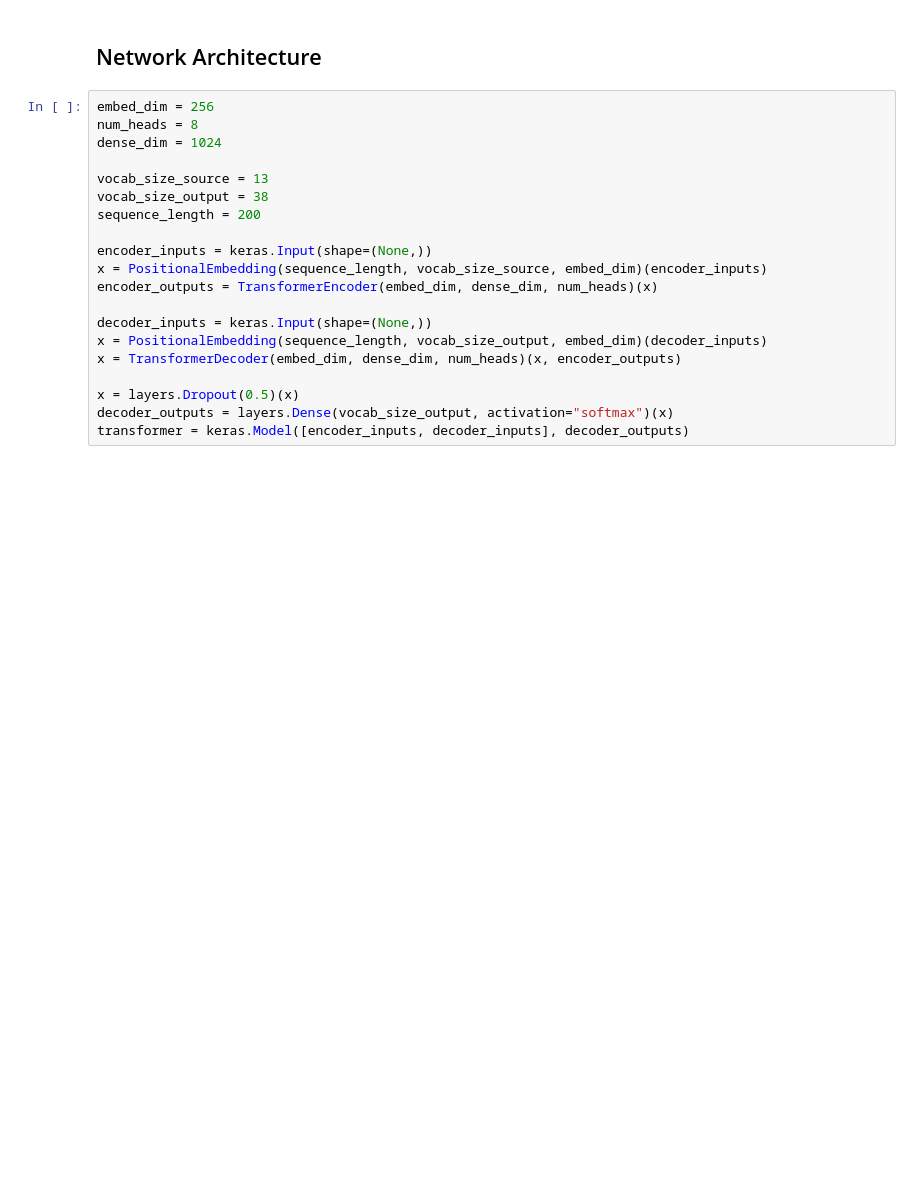
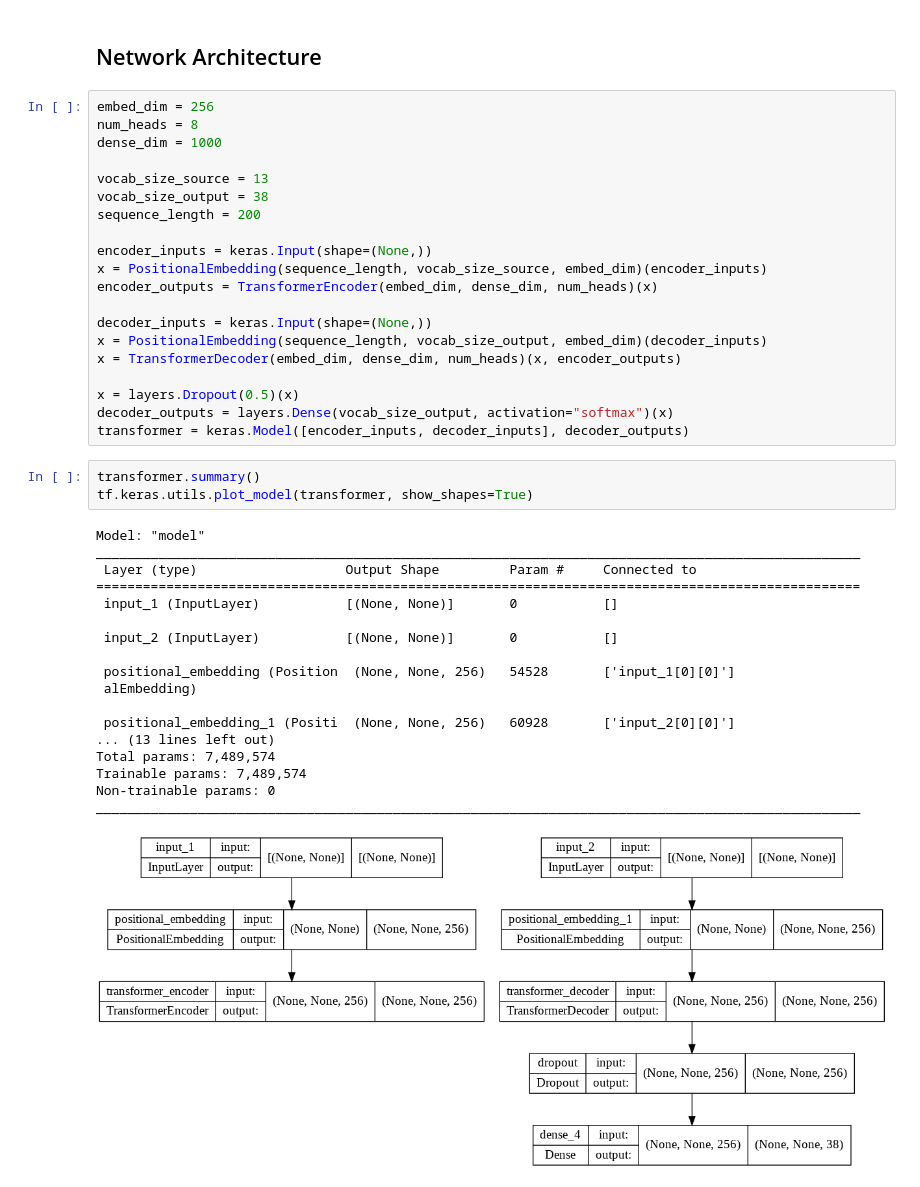
Before and after one commit to diegosol127/CSCE-636-Deep-Learning, a Jupyter notebook: Homework/CSCE_636_Proj02_Sol.ipynb, the cells around one changed output. Cells and saved outputs as stored; diff of their text form; blank space fills up the shorter version.

```diff
--- a/Homework/CSCE_636_Proj02_Sol.ipynb
+++ b/Homework/CSCE_636_Proj02_Sol.ipynb
@@ -208,7 +207,7 @@ class PositionalEmbedding(layers.Layer):
 # %%
 embed_dim = 256
 num_heads = 8
-dense_dim = 1024
+dense_dim = 1000
 
 vocab_size_source = 13
 vocab_size_output = 38
@@ -225,3 +224,25 @@ x = TransformerDecoder(embed_dim, dense_dim, num_heads)(x, encoder_outputs)
 x = layers.Dropout(0.5)(x)
 decoder_outputs = layers.Dense(vocab_size_output, activation="softmax")(x)
 transformer = keras.Model([encoder_inputs, decoder_inputs], decoder_outputs)
+# %%
+transformer.summary()
+tf.keras.utils.plot_model(transformer, show_shapes=True)
+# %% [output]
+Model: "model"
+__________________________________________________________________________________________________
+ Layer (type)                   Output Shape         Param #     Connected to
+==================================================================================================
+ input_1 (InputLayer)           [(None, None)]       0           []
+
+ input_2 (InputLayer)           [(None, None)]       0           []
+
+ positional_embedding (Position  (None, None, 256)   54528       ['input_1[0][0]']
+ alEmbedding)
+
+ positional_embedding_1 (Positi  (None, None, 256)   60928       ['input_2[0][0]']
+... (13 lines left out)
+Total params: 7,489,574
+Trainable params: 7,489,574
+Non-trainable params: 0
+__________________________________________________________________________________________________
+[figure, added]
```
Also changed, not shown: parts of 25 cells of this notebook.
